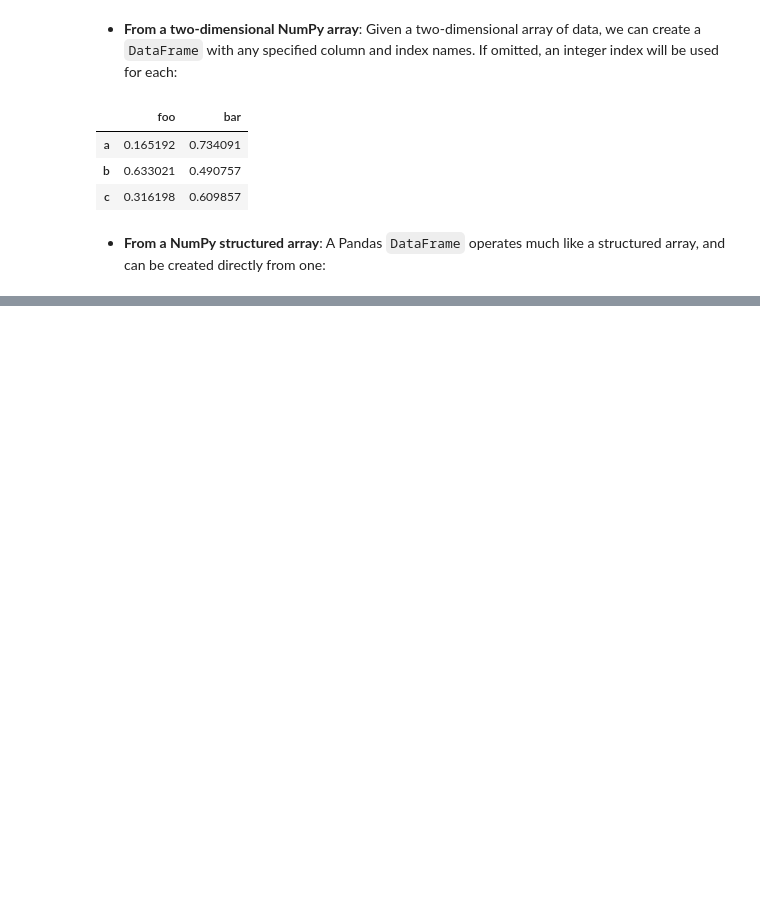
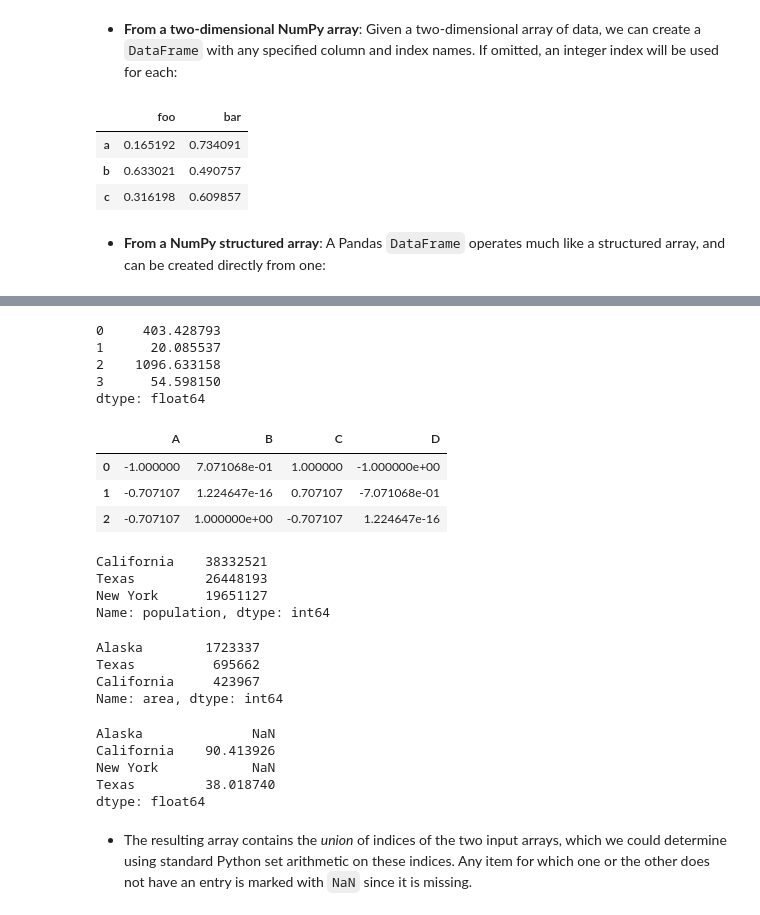
Before and after one commit to mjkeene/ML, a Jupyter notebook: python_data_science_handbook/3_data_manipulation_with_pandas.ipynb, the cells around one changed output, grey strips where cells are left out. Drawn from its saved outputs; the diff is of its cells as text; code cells hidden in the pictures; blank space fills up the shorter version.

```diff
--- a/python_data_science_handbook/3_data_manipulation_with_pandas.ipynb
+++ b/python_data_science_handbook/3_data_manipulation_with_pandas.ipynb
@@ -319,0 +714,15 @@ pd.DataFrame(np.random.rand(3, 2),
+# %%
+np.exp(ser)
+# %% [output]
+0     403.428793
+1      20.085537
+2    1096.633158
+3      54.598150
+dtype: float64
+# %%
+np.sin(df * np.pi / 4)
+# %% [output]
+|  | A | B | C | D |
+| 0 | -1.000000 | 7.071068e-01 | 1.000000 | -1.000000e+00 |
+| 1 | -0.707107 | 1.224647e-16 | 0.707107 | -7.071068e-01 |
+| 2 | -0.707107 | 1.000000e+00 | -0.707107 | 1.224647e-16 |
@@ -319,0 +734,24 @@ pd.DataFrame(np.random.rand(3, 2),
+# %%
+population
+# %% [output]
+California    38332521
+Texas         26448193
+New York      19651127
+Name: population, dtype: int64
+# %%
+area
+# %% [output]
+Alaska        1723337
+Texas          695662
+California     423967
+Name: area, dtype: int64
+# %%
+population / area
+# %% [output]
+Alaska              NaN
+California    90.413926
+New York            NaN
+Texas         38.018740
+dtype: float64
+# %% [markdown]
+* The resulting array contains the <i>union</i> of indices of the two input arrays, which we could determine using standard Python set arithmetic on these indices. Any item for which one or the other does not have an entry is marked with `NaN` since it is missing.
```
Also changed, not shown: parts of 74 cells of this notebook.
